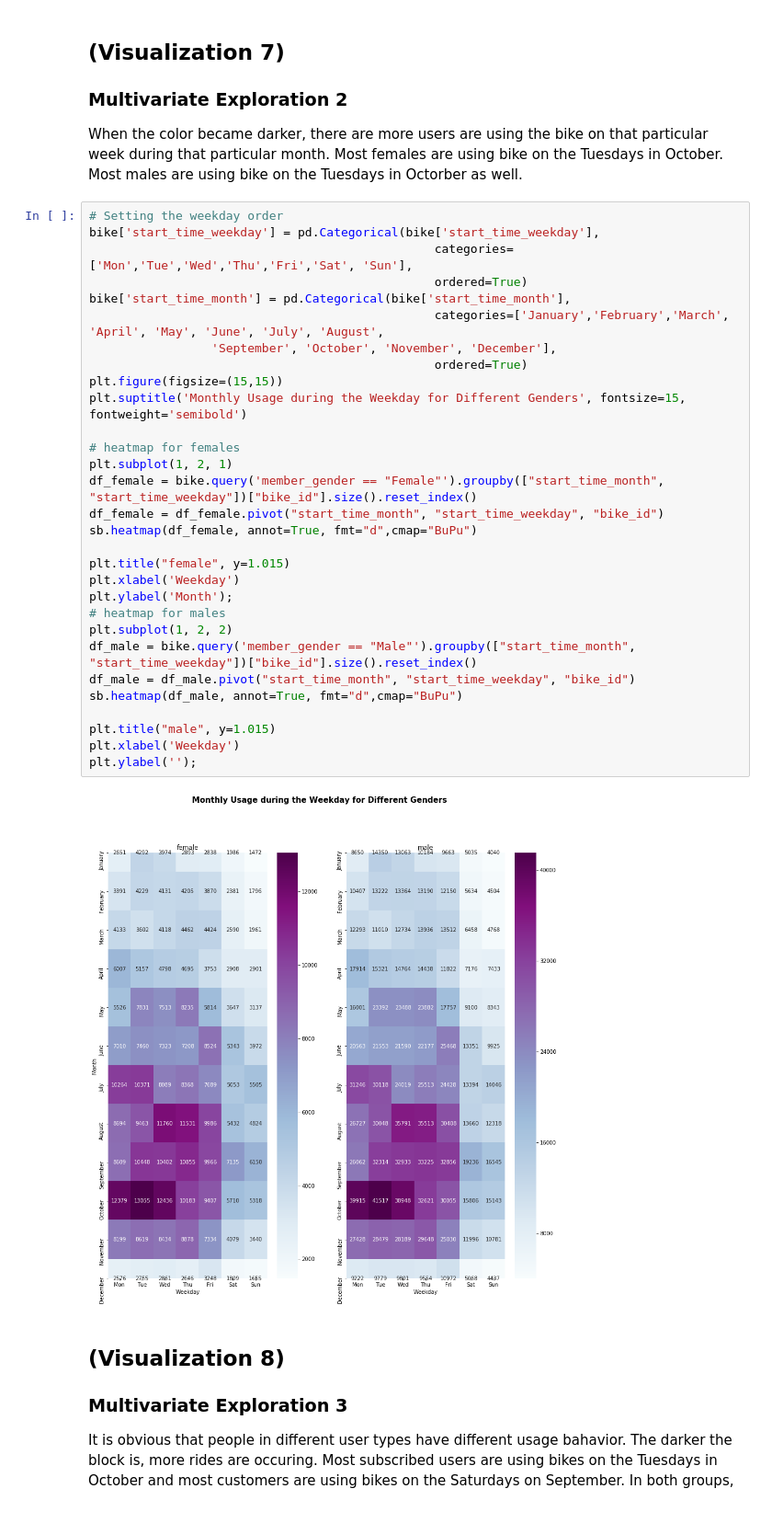
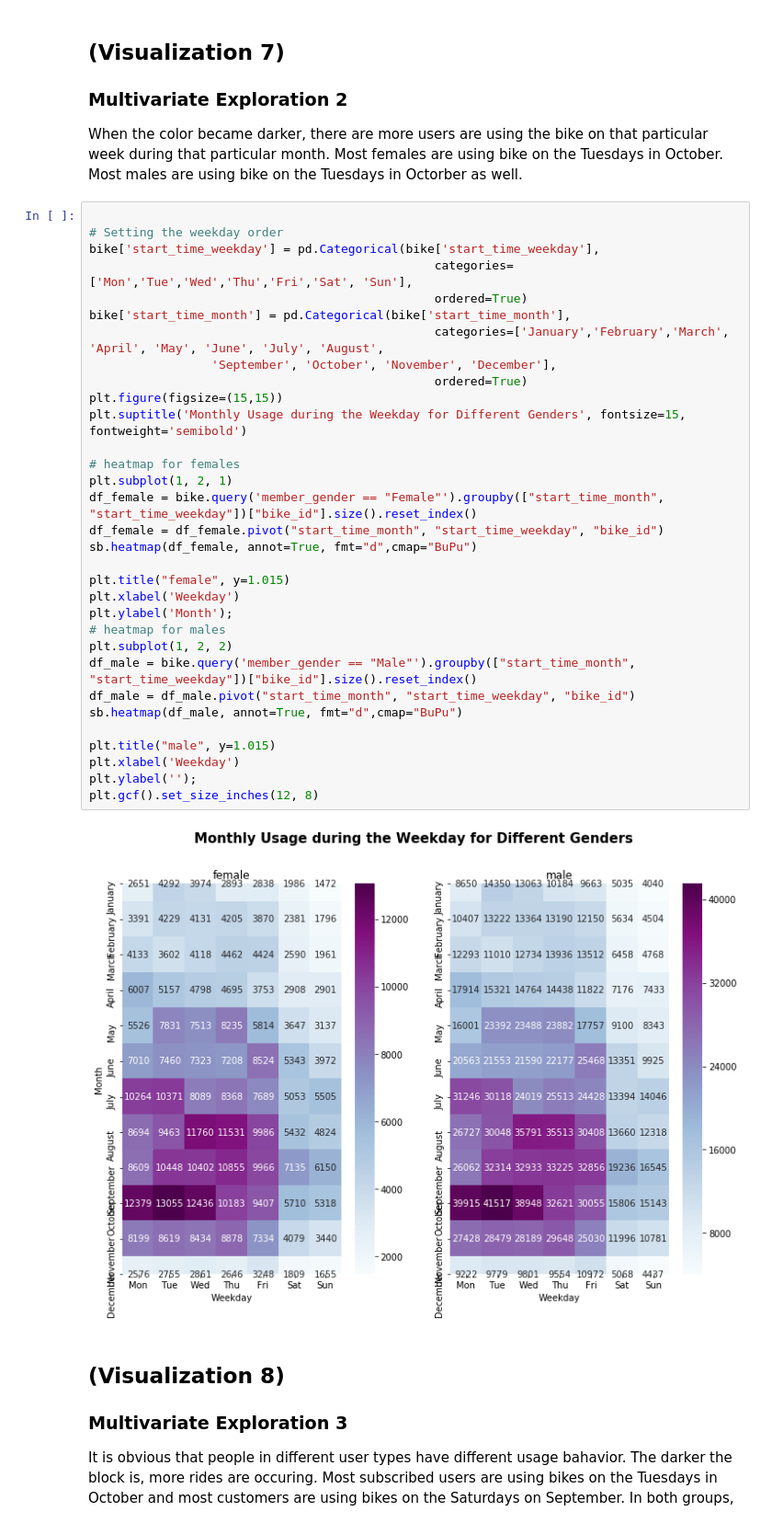
Before and after one commit to xc2496/Data-Visualization-a-bike-sharing-system, a Jupyter notebook: slide_deck_Xiaowen.ipynb, the cells around one changed output. Shown at 92% size. Drawn from its saved outputs; the diff is of its cells as text.

```diff
--- a/slide_deck_Xiaowen.ipynb
+++ b/slide_deck_Xiaowen.ipynb
@@ -171,37 +177,39 @@ plt.gcf().set_size_inches(11.7, 8.27)
 ### Multivariate Exploration 2
 When the color became darker, there are more users are using the bike on that particular week during that particular month. Most females are using bike on the Tuesdays in October. Most males are using bike on the Tuesdays in Octorber as well.
 # %%
+
 # Setting the weekday order
 bike['start_time_weekday'] = pd.Categorical(bike['start_time_weekday'],
                                                 categories=['Mon','Tue','Wed','Thu','Fri','Sat', 'Sun'],
                                                 ordered=True)
 bike['start_time_month'] = pd.Categorical(bike['start_time_month'],
                                                 categories=['January','February','March', 'April', 'May', 'June', 'July', 'August',
                  'September', 'October', 'November', 'December'],
                                                 ordered=True)
 plt.figure(figsize=(15,15))
 plt.suptitle('Monthly Usage during the Weekday for Different Genders', fontsize=15, fontweight='semibold')
 
 # heatmap for females
 plt.subplot(1, 2, 1)
 df_female = bike.query('member_gender == "Female"').groupby(["start_time_month", "start_time_weekday"])["bike_id"].size().reset_index()
 df_female = df_female.pivot("start_time_month", "start_time_weekday", "bike_id")
 sb.heatmap(df_female, annot=True, fmt="d",cmap="BuPu")
 
 plt.title("female", y=1.015)
 plt.xlabel('Weekday')
 plt.ylabel('Month');
 # heatmap for males
 plt.subplot(1, 2, 2)
 df_male = bike.query('member_gender == "Male"').groupby(["start_time_month", "start_time_weekday"])["bike_id"].size().reset_index()
 df_male = df_male.pivot("start_time_month", "start_time_weekday", "bike_id")
 sb.heatmap(df_male, annot=True, fmt="d",cmap="BuPu")
 
 plt.title("male", y=1.015)
 plt.xlabel('Weekday')
 plt.ylabel('');
+plt.gcf().set_size_inches(12, 8)
 # %% [output]
-[figure, old version]
+[figure, new version]
 # %% [markdown]
 ## (Visualization 8)
 ### Multivariate Exploration 3
```
Also changed, not shown: parts of 10 cells of this notebook, 1 other file.
